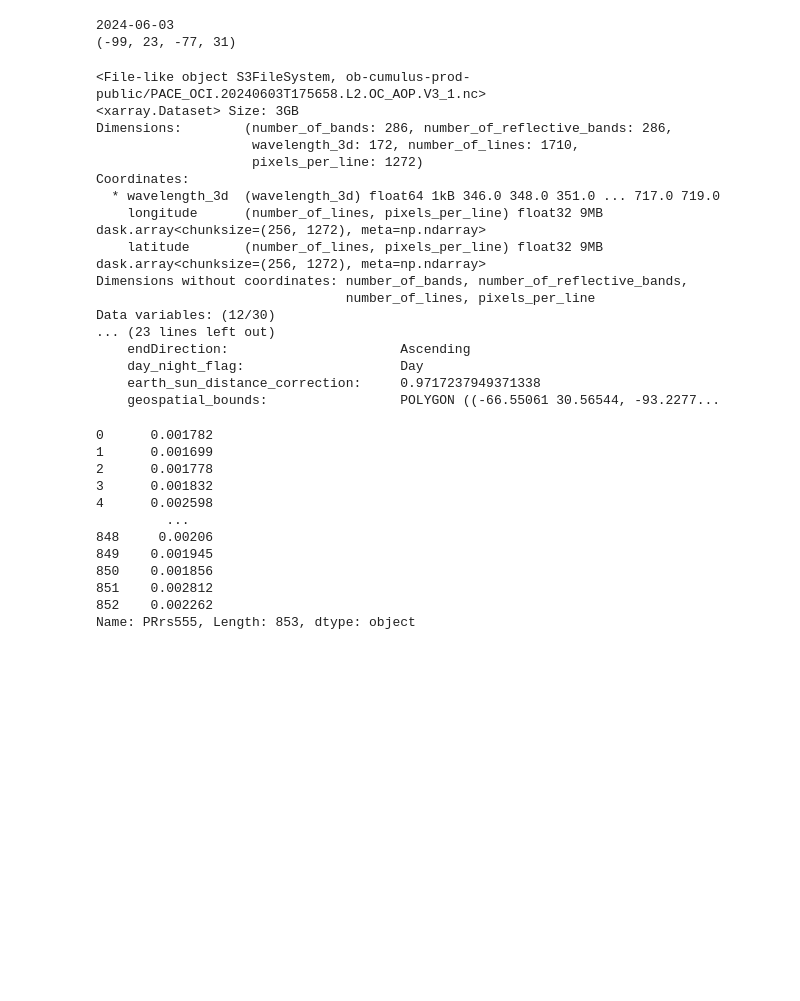
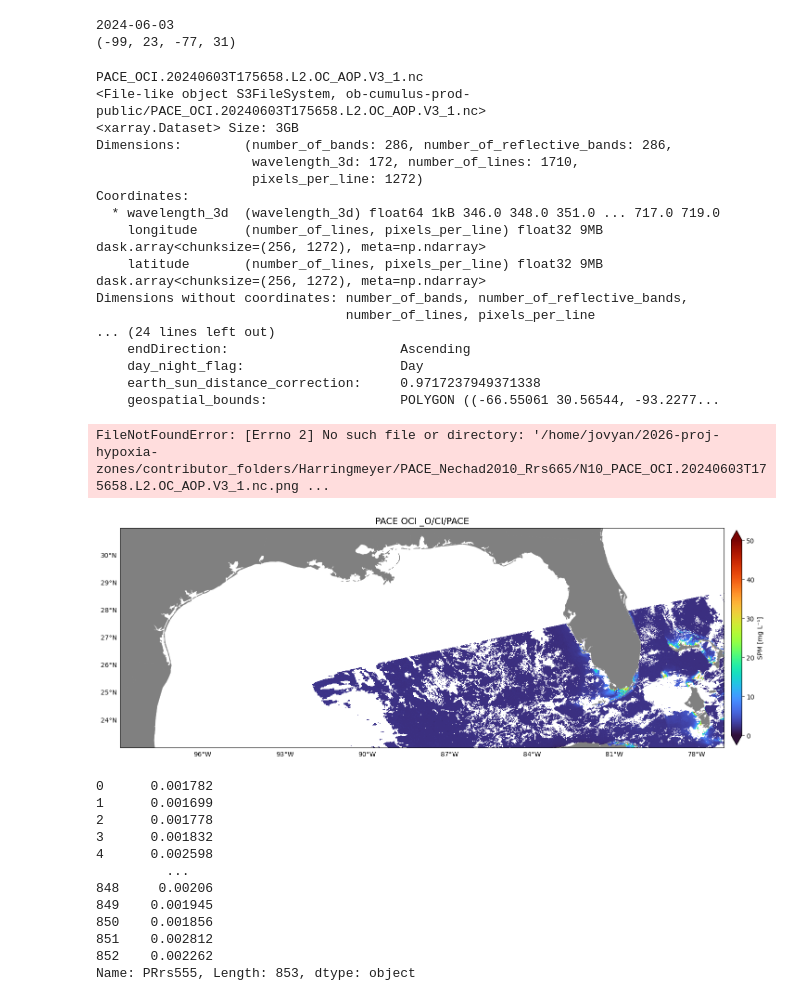
Before and after one commit to fish-pace/2026-proj-hypoxia-zones, a Jupyter notebook: contributor_folders/Harringmeyer/PACE_Hypoxia_matchups.ipynb, the cells around one changed output. Cells and saved outputs as stored; diff of their text form; code cells hidden in the pictures; blank space fills up the shorter version.

```diff
--- a/contributor_folders/Harringmeyer/PACE_Hypoxia_matchups.ipynb
+++ b/contributor_folders/Harringmeyer/PACE_Hypoxia_matchups.ipynb
@@ -130,6 +130,9 @@ for dd in imDates:
 
     wlSave=0
     for ff in fileset:
+        img_ID = os.path.basename(ff.path)
+        print(img_ID)
+
         print(ff)
         datatree = xr.open_datatree(fileset[0], decode_timedelta=False, chunks={})
         ds = xr.merge(datatree.to_dict().values())
@@ -150,8 +153,9 @@ for dd in imDates:
         # ds_geo = ds_geo.assign_coords(wavelength=("wavelength_3d", wvl))
         # ds_geo = ds_geo.swap_dims({"wavelength_3d": "wavelength"})
         # rrs = ds_geo["Rrs"].sel(wavelength = 665,method='nearest')
-        rrs=ds["Rrs"]
-        n665=nechad665(rrs)
+        # rrs=ds["Rrs"]
+
+        n665=nechad665(ds['Rrs'].sel(wavelength_3d=665,method='nearest'))
 
         fig = plt.figure(figsize=(20, 10))
         ax = plt.axes(projection=ccrs.PlateCarree())
@@ -203,35 +207,37 @@ for dd in imDates:
             MP_df=pd.DataFrame(columns=wn)
             # MP_df.loc[len(MP_df)]=MP_values.ravel()
             MP_df.loc[len(MP_df)]=median_spectrum.ravel()
             ISdf=row.to_frame().T.reset_index(drop=True)
             ISdf['imageName']=img_ID[0:15]
             ISdf['nGoodPixels']=ng
             ISdf['matchSpec_CV']=CVbox
             ISdf['time_sep_days']=abs(row["DATE"] - iDay).days
             MPfull=pd.concat([ISdf, MP_df.reset_index(drop=True)], axis=1)
             match_Spectra = match_Spectra._append(MPfull,ignore_index=True)
 
 
 
 match_Spectra.to_csv(ds_path+f"/PACE_IS_Matchup_spectra{imgDir}.csv", index=False)
 # %% [output]
+PACE_OCI.20240603T175658.L2.OC_AOP.V3_1.nc
 <File-like object S3FileSystem, ob-cumulus-prod-public/PACE_OCI.20240603T175658.L2.OC_AOP.V3_1.nc>
 <xarray.Dataset> Size: 3GB
 Dimensions:        (number_of_bands: 286, number_of_reflective_bands: 286,
                     wavelength_3d: 172, number_of_lines: 1710,
                     pixels_per_line: 1272)
 Coordinates:
   * wavelength_3d  (wavelength_3d) float64 1kB 346.0 348.0 351.0 ... 717.0 719.0
     longitude      (number_of_lines, pixels_per_line) float32 9MB dask.array<chunksize=(256, 1272), meta=np.ndarray>
     latitude       (number_of_lines, pixels_per_line) float32 9MB dask.array<chunksize=(256, 1272), meta=np.ndarray>
 Dimensions without coordinates: number_of_bands, number_of_reflective_bands,
                                 number_of_lines, pixels_per_line
-Data variables: (12/30)
-... (23 lines left out)
+... (24 lines left out)
     endDirection:                      Ascending
     day_night_flag:                    Day
     earth_sun_distance_correction:     0.9717237949371338
     geospatial_bounds:                 POLYGON ((-66.55061 30.56544, -93.2277...
+FileNotFoundError: [Errno 2] No such file or directory: '/home/jovyan/2026-proj-hypoxia-zones/contributor_folders/Harringmeyer/PACE_Nechad2010_Rrs665/N10_PACE_OCI.20240603T175658.L2.OC_AOP.V3_1.nc.png ...
+[figure, added]
 # %%
 dd0=pd.read_csv(ds_path+f"/PACE_IS_Matchup_spectra{imgDir}.csv")
 dd0['pad']='_'
```
Also changed, not shown: parts of 1 cell of this notebook, 2 other files.
